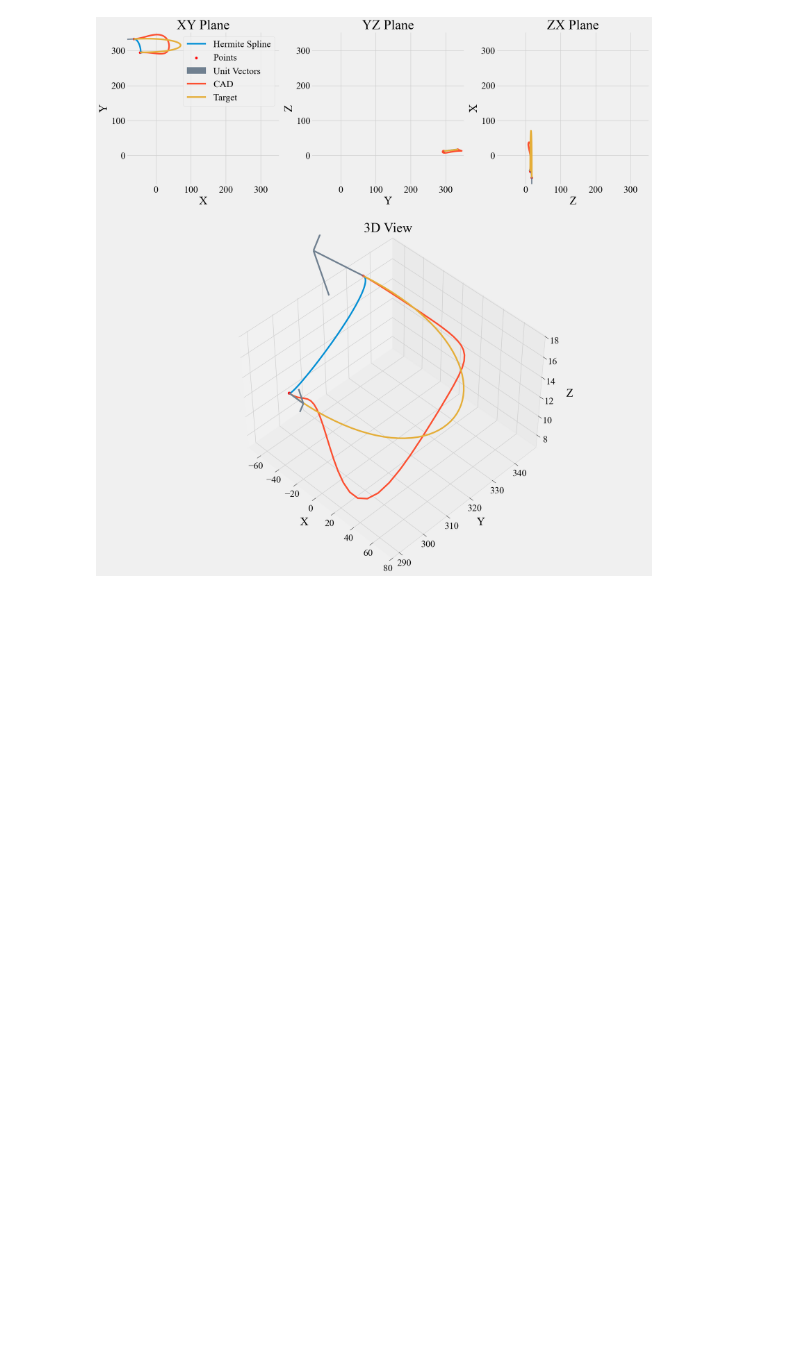
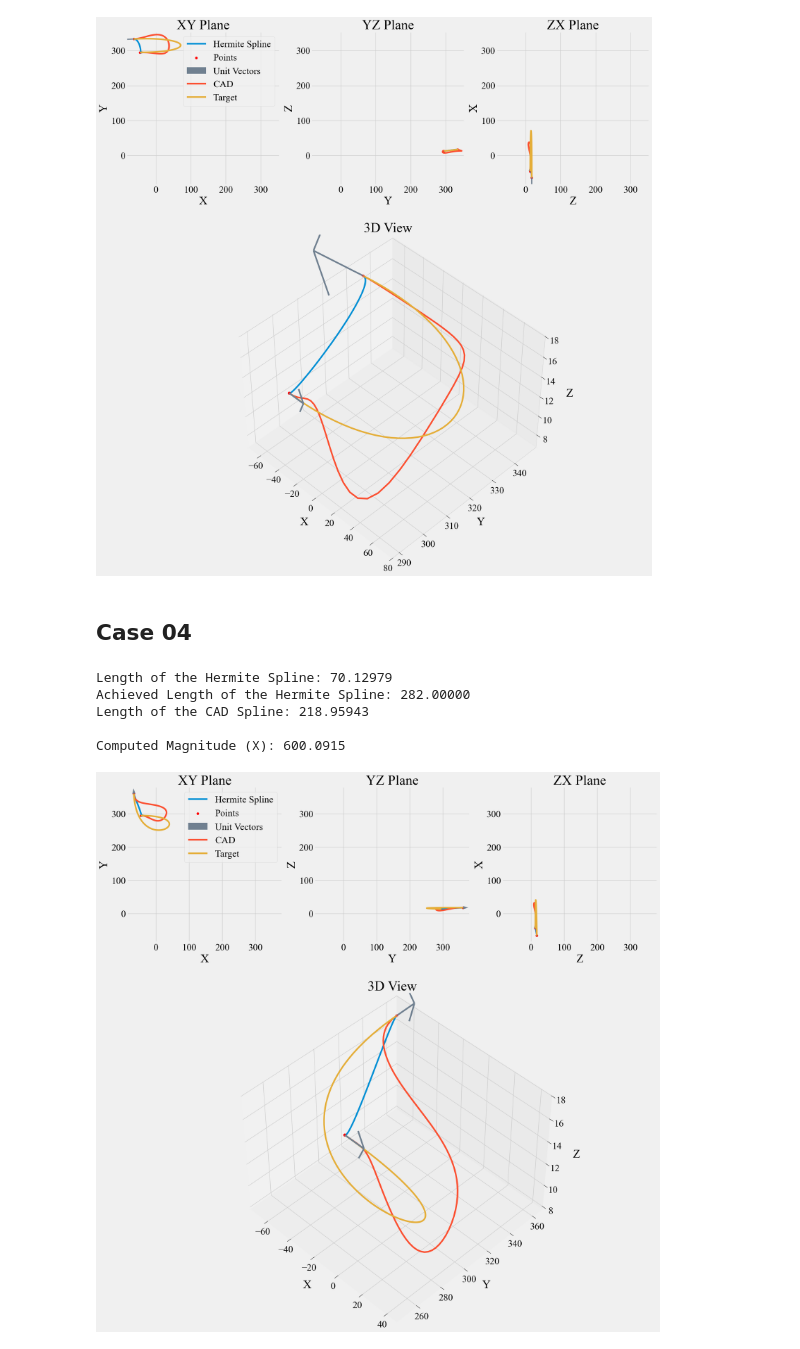
Before and after one commit to pranavduraisamy/spline-valeo, a Jupyter notebook: hermite/03-case-compare.ipynb, the cells around one changed output. Cells and saved outputs as stored; diff of their text form; code cells hidden in the pictures; blank space fills up the shorter version.

Commit message:
new data 03Oct

```diff
--- a/hermite/03-case-compare.ipynb
+++ b/hermite/03-case-compare.ipynb
@@ -126,3 +126,44 @@ Length of the CAD Spline: 218.98298
 
 Computed Magnitude (X): 498.1729
 [figure]
+# %% [markdown]
+## Case 04
+# %%
+df=pd.read_csv('../data/data-03102025.csv')
+df=df.drop(4)
+cad=df.iloc[10:,2:].reset_index(drop=True).astype(float)
+
+p0=df.iloc[5,2:].values.astype(float)    # Point0
+p1=df.iloc[6,2:].values.astype(float)    # Point1
+u0=df.iloc[8,2:].values.astype(float)    # Unit Vector @ Point0
+u1=df.iloc[9,2:].values.astype(float)    # Unit Vector @ Point1
+m0=df.iloc[2,1]                          # Magnitude for Vector1
+m1=df.iloc[3,1]                          # Magnitude for Vector2
+u0_init=u0*m0
+u1_init=u1*m1
+spl=utils.hermite(p0, p1, u0_init, u1_init,num_points=51)
+
+tgt=float(df.iloc[0,1])                  # Target spline length
+
+obj_fn=lambda x: utils.length(utils.hermite(p0,p1,x*u0,x*u1)) - tgt
+sol=optimize.root_scalar(obj_fn, bracket=[0, tgt*3], method='brentq')
+solx=sol.root
+
+u0_final=solx*u0
+u1_final=solx*u1
+spl=utils.hermite(p0,p1,u0_init,u1_init,num_points=100)
+spl_tgt=utils.hermite(p0,p1,u0_final,u1_final,num_points=100)
+
+print(f'Length of the Hermite Spline: {utils.length(spl.astype(float)):.5f}')
+print(f'Achieved Length of the Hermite Spline: {utils.length(spl_tgt.astype(float)):.5f}')
+print(f'Length of the CAD Spline: {utils.length(cad.values):.5f}')
+print(f'\nComputed Magnitude (X): {solx:.4f}')
+
+utils.plotter(spl,p0,p1,u0_init,u1_init,cad=cad.values,tgt=spl_tgt,padd=20)
+# %% [output]
+Length of the Hermite Spline: 70.12979
+Achieved Length of the Hermite Spline: 282.00000
+Length of the CAD Spline: 218.95943
+
+Computed Magnitude (X): 600.0915
+[figure, added]
```
Also changed, not shown: 1 other file.
